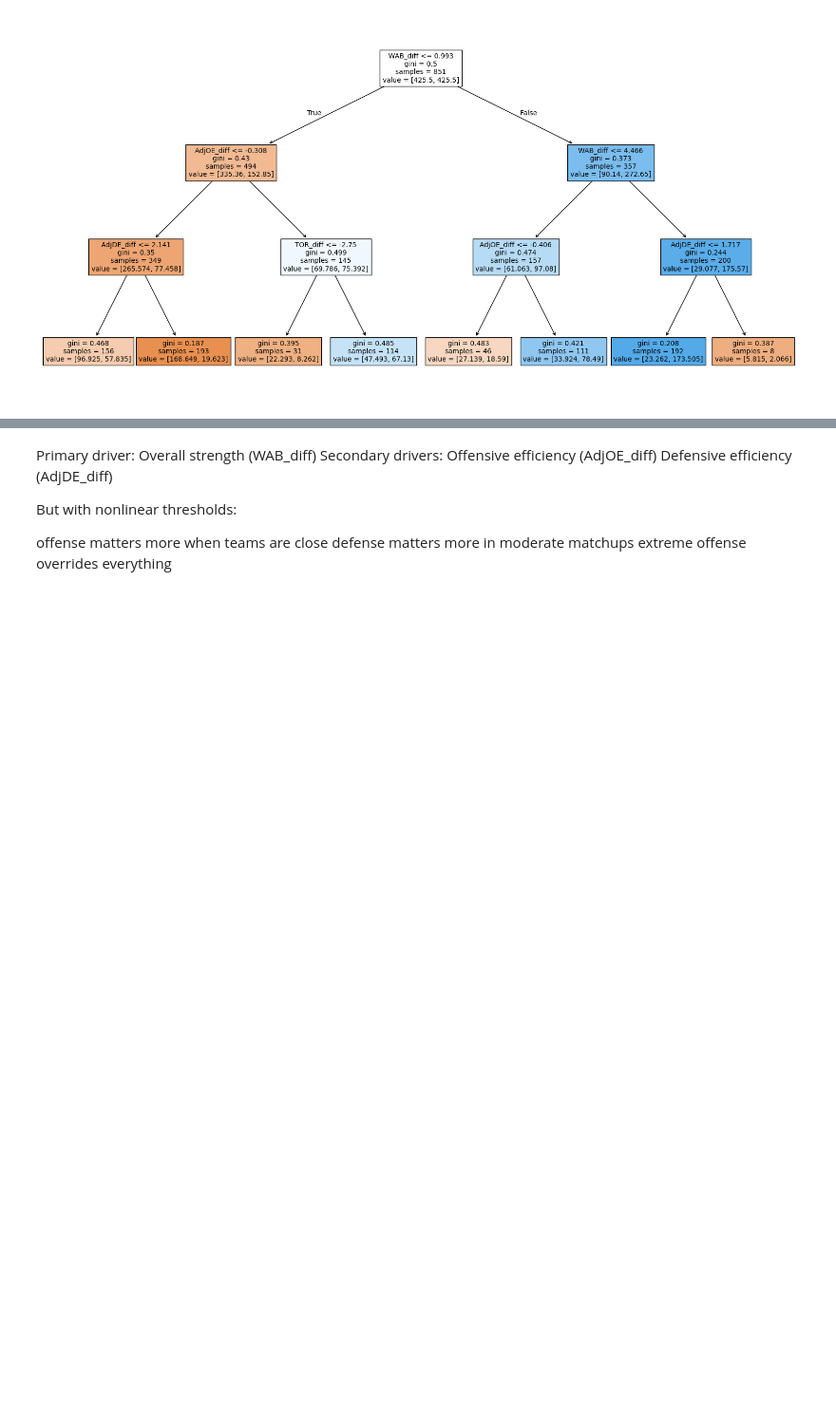
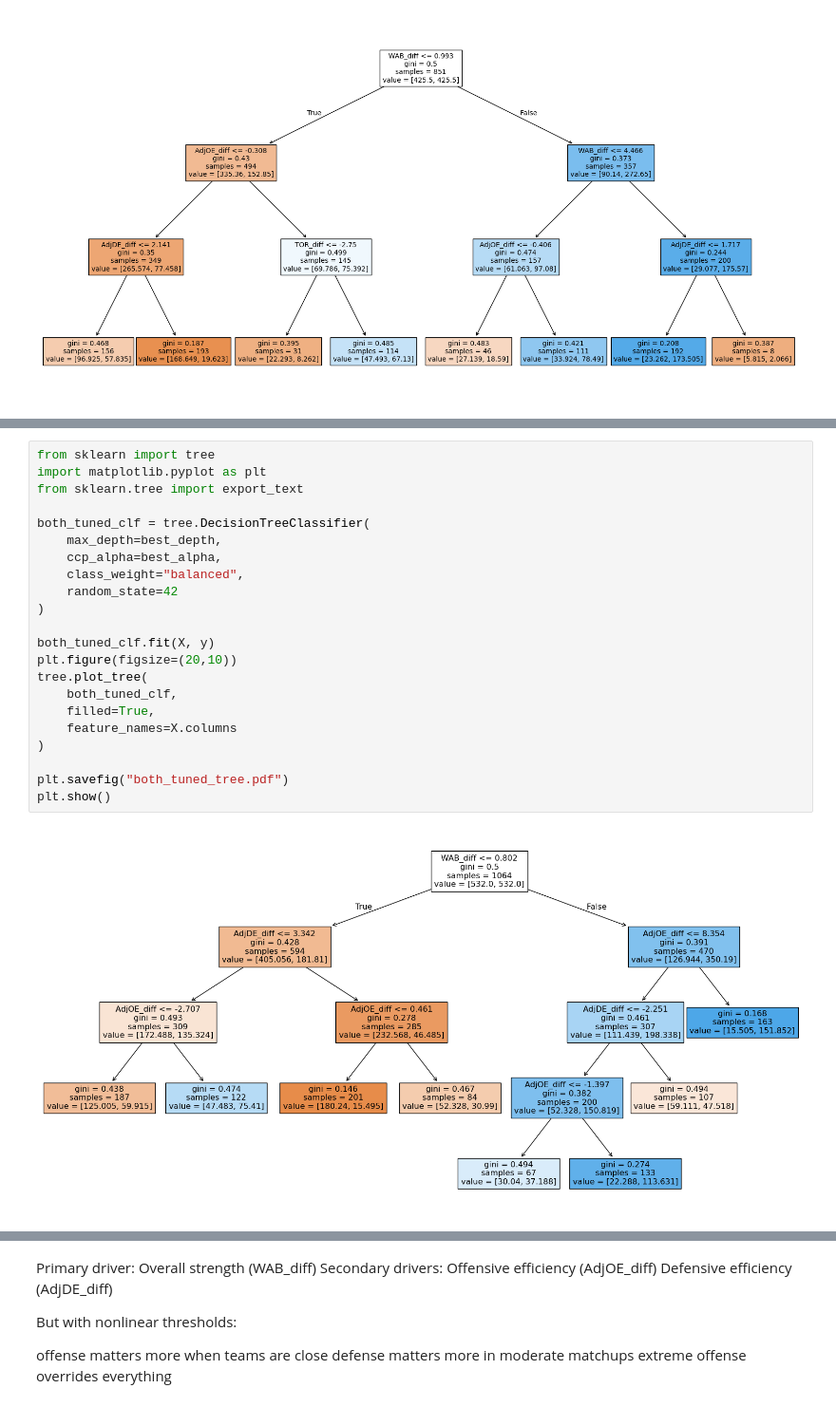
Before and after one commit to joshuasanty/March-Madness-Picks-Statistics, a Jupyter notebook: bart_torvik_data_model/Presentation/tree.ipynb, the cells around one changed output, grey strips where cells are left out. Shown at 95% size. Cells and saved outputs as stored; diff of their text form; blank space fills up the shorter version.

Commit message:
added tuned classification tree

```diff
--- a/bart_torvik_data_model/Presentation/tree.ipynb
+++ b/bart_torvik_data_model/Presentation/tree.ipynb
@@ -83,0 +175,24 @@ plt.savefig("tree.pdf")
+# %%
+from sklearn import tree
+import matplotlib.pyplot as plt
+from sklearn.tree import export_text
+
+both_tuned_clf = tree.DecisionTreeClassifier(
+    max_depth=best_depth,
+    ccp_alpha=best_alpha,
+    class_weight="balanced",
+    random_state=42
+)
+
+both_tuned_clf.fit(X, y)
+plt.figure(figsize=(20,10))
+tree.plot_tree(
+    both_tuned_clf,
+    filled=True,
+    feature_names=X.columns
+)
+
+plt.savefig("both_tuned_tree.pdf")
+plt.show()
+# %% [output]
+[figure, added]
```
Also changed, not shown: parts of 7 cells of this notebook, 3 other files.
